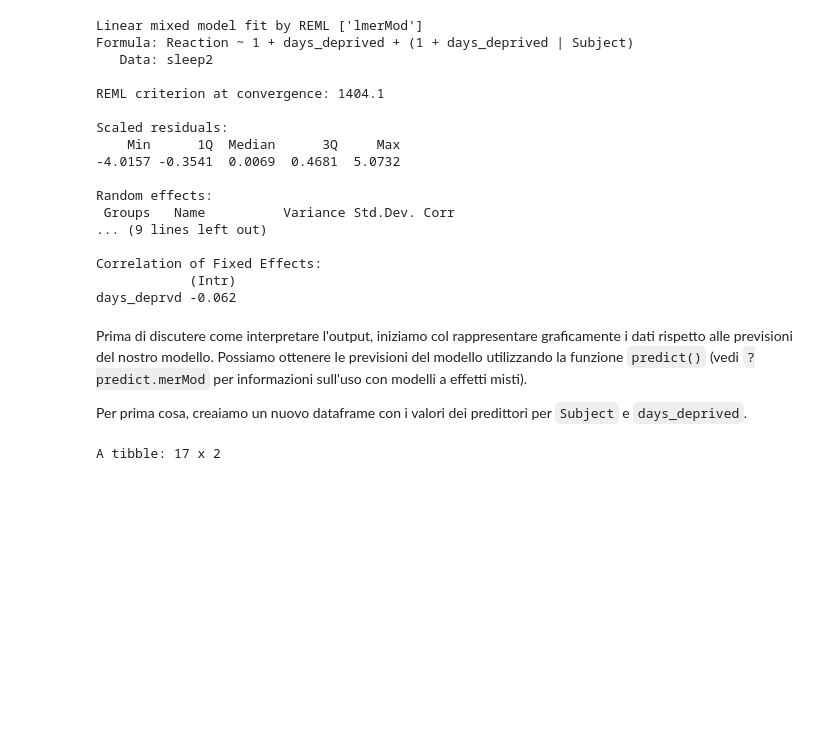
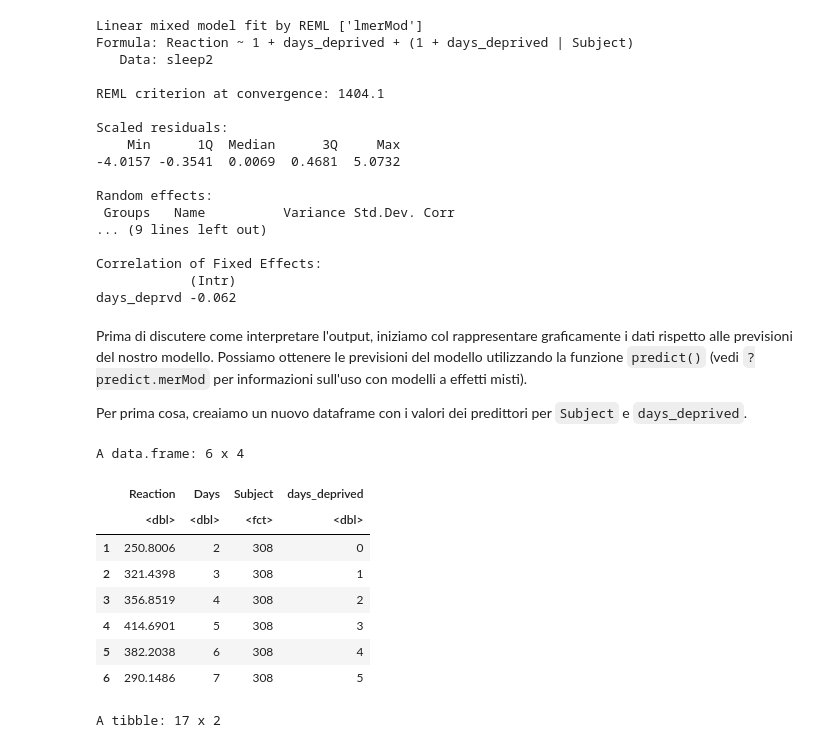
Before and after one commit to ccaudek/psy_test, a Jupyter notebook: _build/html/_sources/_raters/01_multilevel_1.ipynb, the cells around one changed output. Drawn from its saved outputs; the diff is of its cells as text; code cells hidden in the pictures; blank space fills up the shorter version.

```diff
--- a/_build/html/_sources/_raters/01_multilevel_1.ipynb
+++ b/_build/html/_sources/_raters/01_multilevel_1.ipynb
@@ -600,6 +628,18 @@ days_deprvd -0.062
 Prima di discutere come interpretare l'output, iniziamo col rappresentare graficamente i dati rispetto alle previsioni del nostro modello. Possiamo ottenere le previsioni del modello utilizzando la funzione `predict()` (vedi `?predict.merMod` per informazioni sull'uso con modelli a effetti misti).
 
 Per prima cosa, creaiamo un nuovo dataframe con i valori dei predittori per `Subject` e `days_deprived`.
+# %%
+head(sleep2)
+# %% [output]
+A data.frame: 6 x 4
+|  | Reaction | Days | Subject | days_deprived |
+|  | <dbl> | <dbl> | <fct> | <dbl> |
+| 1 | 250.8006 | 2 | 308 | 0 |
+| 2 | 321.4398 | 3 | 308 | 1 |
+| 3 | 356.8519 | 4 | 308 | 2 |
+| 4 | 414.6901 | 5 | 308 | 3 |
+| 5 | 382.2038 | 6 | 308 | 4 |
+| 6 | 290.1486 | 7 | 308 | 5 |
 # %%
 newdata <- crossing(
     Subject = sleep2 |>
```
Also changed, not shown: parts of 25 cells of this notebook, 8 other files.
